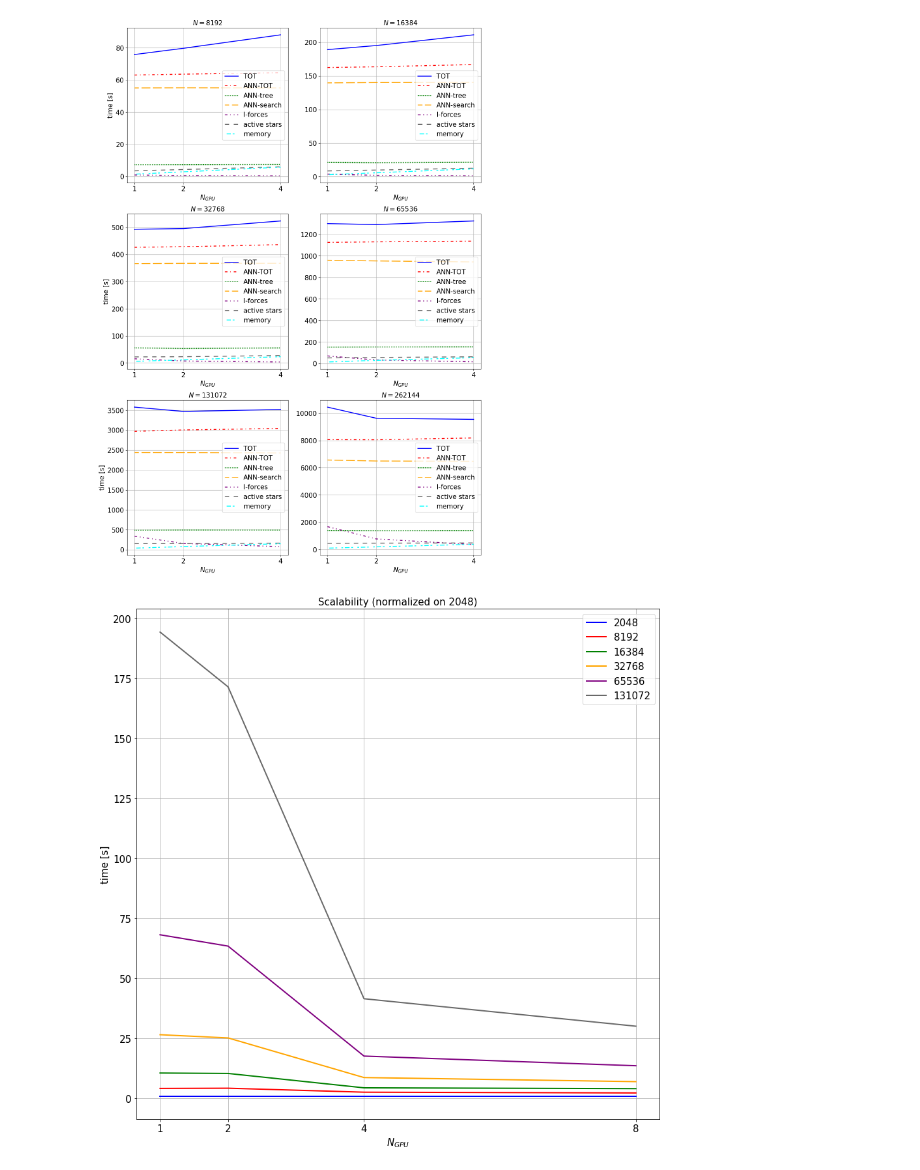
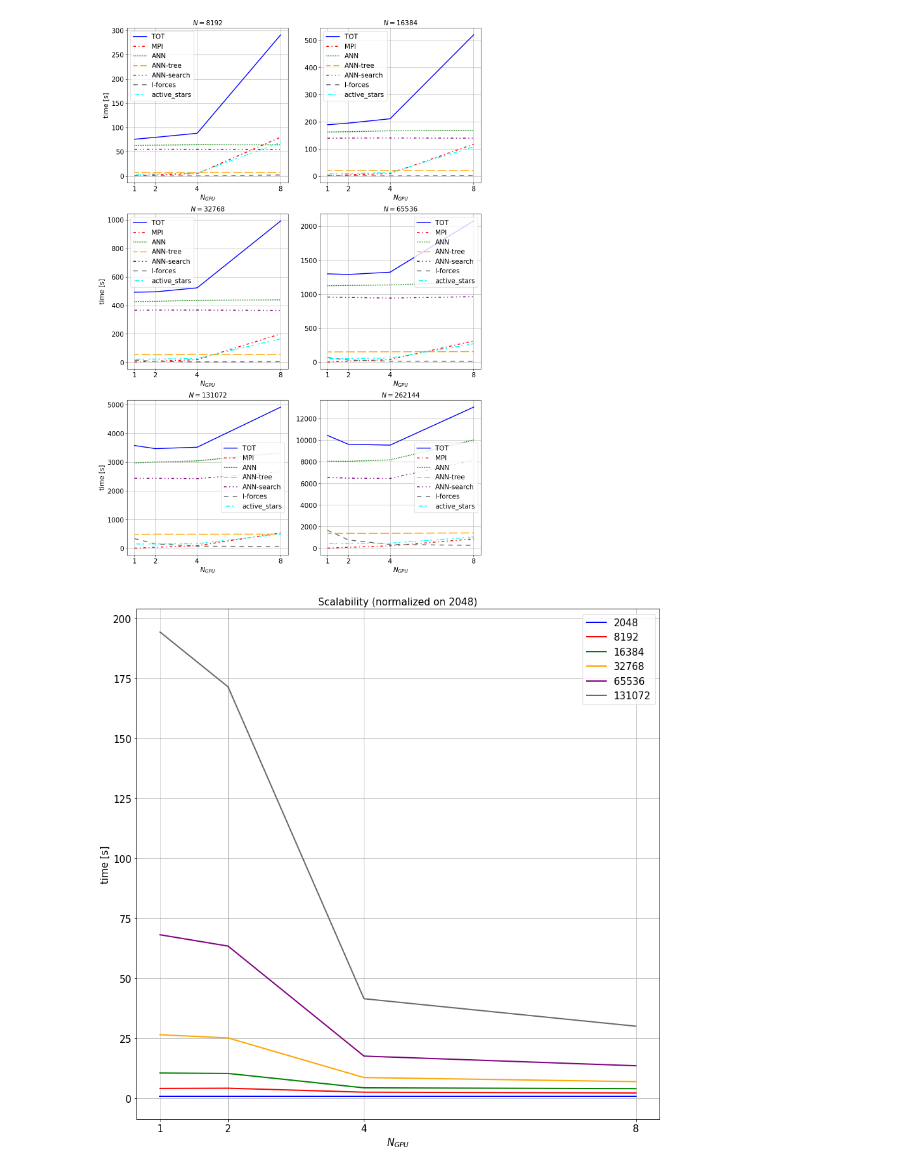
Before and after one commit to mattiamencagli/my-python-plots, a Jupyter notebook: plot_scalability.ipynb, the cells around one changed output. Drawn from its saved outputs; the diff is of its cells as text; code cells hidden in the pictures.

```diff
--- a/plot_scalability.ipynb
+++ b/plot_scalability.ipynb
@@ -5,14 +5,15 @@ import matti_func as matti
 
 n=1.5
 fs = 15
+fss = 12
 col = ['blue', 'red', 'green', 'orange', 'purple', 'dimgrey', 'cyan', 'black', 'lime']
 lin = ['-', (0,(3,3,1,3)), (0,(1,1)), (5,(10,3)), (0,(3,3,1,3,1,3)), (0,(5,5)), (2,(2,2,5)), (10,(2,2)), (1,(10,10))]
 lw = 2  # plt default: 1.5
 
 # direc = "/home/matti/Documents/data/benchmark_ist/first_try/" #pc dottorato
 direc = "/home/mmencagl/tests/isteddas_tests/"
-GPUN = [1, 2, 4]
-Ns = [2048, 4096, 8192, 16384, 32768, 65536, 131072, 262144] # NS = [2**i for i in range(11,19)]
+GPUN = np.array([1, 2, 4, 8])
+Ns = np.array([2048, 4096, 8192, 16384, 32768, 65536, 131072, 262144]) # NS = np.array([2**i for i in range(11,19)])
 # %%
 def read_scal_ist(Nstar):
     dname = direc + str(Nstar) + "/"
@@ -77,7 +82,0 @@ for ns in Ns:
-# %%
-for i in range(len(Ns)):
-    print("stars: {}".format(Ns[i]))
-    print(lista[i][1][:,4] / lista[i][1][-1,4])
-    print(lista[i][1][:,4])
-    print(lista[i][1][:,16] / lista[i][1][-1,16])
-    print(lista[i][1][:,16])
@@ -102,66 +83,74 @@ stars: 8192
 # %%
-def plot_scal_N(i, ax, select):
+##########################################################################################################################
+def plot_scal_N(i, ax, gpus, select):
     j = 0
     match select:
+        case "ALL_no_overlap":
+            for idx in no_overlap:
+                _ = ax.plot(GPUN[gpus], lista[i][1][gpus,idx], linestyle=lin[j], linewidth=lw, color=col[j], label = profname[idx]); j+=1
+        case "TOT_ANN_IF":
+            _ = ax.plot(GPUN[gpus], lista[i][1][gpus,8], linestyle=lin[j], linewidth=lw, color=col[j], label = 'TOT'); j+=1
+            _ = ax.plot(GPUN[gpus], lista[i][1][gpus,17]+lista[i][1][gpus,18], linestyle=lin[j], linewidth=lw, color=col[j], label = 'MPI'); j+=1
+            #_ = ax.plot(GPUN[gpus], lista[i][1][gpus,17], linestyle=lin[j], linewidth=lw, color=col[j], label = 'MPI-red'); j+=1
+            #_ = ax.plot(GPUN[gpus], lista[i][1][gpus,18], linestyle=lin[j], linewidth=lw, color=col[j], label = 'MPI-gat'); j+=1
+            _ = ax.plot(GPUN[gpus], lista[i][1][gpus,3], linestyle=lin[j], linewidth=lw, color=col[j], label = 'ANN'); j+=1
+            #_ = ax.plot(GPUN[gpus], lista[i][1][gpus,5], linestyle=lin[j], linewidth=lw, color=col[j], label = 'ANN-transfer'); j+=1
+            _ = ax.plot(GPUN[gpus], lista[i][1][gpus,6], linestyle=lin[j], linewidth=lw, color=col[j], label = 'ANN-tree'); j+=1
+            _ = ax.plot(GPUN[gpus], lista[i][1][gpus,7], linestyle=lin[j], linewidth=lw, color=col[j], label = 'ANN-search'); j+=1
+            _ = ax.plot(GPUN[gpus], lista[i][1][gpus,4], linestyle=lin[j], linewidth=lw, color=col[j], label = 'I-forces'); j+=1
+            _ = ax.plot(GPUN[gpus], lista[i][1][gpus,9], linestyle=lin[j], linewidth=lw, color=col[j], label = 'active_stars'); j+=1 '''QUESTO NON SO PERCHè CI METTE COSI TANTO SU 2 NODI.... MISTERO'''
+            #_ = ax.plot(GPUN[gpus], lista[i][1][gpus,16]+lista[i][1][gpus,5], linestyle=lin[j], linewidth=lw, color=col[j], label = 'memory'); j+=1
+            #_ = ax.plot(GPUN[gpus], lista[i][1][gpus,14], linestyle=lin[j], linewidth=lw, color=col[j], label = 'N-forces'); j+=1
+            #_ = ax.plot(GPUN[gpus], lista[i][1][gpus,11], linestyle=lin[j], linewidth=lw, color=col[j], label = 'predigpustor'); j+=1
+            #_ = ax.plot(GPUN[gpus], lista[i][1][gpus,19], linestyle=lin[j], linewidth=lw, color=col[j], label = 'corrector'); j+=1
+            #_ = ax.plot(GPUN[gpus], lista[i][1][gpus,16], linestyle=lin[j], linewidth=lw, color=col[j], label = 'EVAL-read'); j+=1
+            #_ = ax.plot(GPUN[gpus], lista[i][1][gpus,22], linestyle=lin[j], linewidth=lw, color=col[j], label = 'Prints'); j+=1
+            #_ = ax.plot(GPUN[gpus], lista[i][1][gpus,14]-lista[i][1][gpus,19], linestyle=lin[j], linewidth=lw, color=col[j], label = 'eva-MPI'); j+=1
         case "Iforce_scale":
-            _ = ax.plot(GPUN, lista[i][1][0,4]/lista[i][1][:,4], linestyle=lin[j], linewidth=lw, color=col[j], label = 'Iforces'); j+=1
-            #_ = ax.plot(GPUN, lista[i][1][0,8]/lista[i][1][:,8], linestyle=lin[j], linewidth=lw, color=col[j], label = 'TOT'); j+=1
-            _ = ax.plot(GPUN, GPUN, linestyle=lin[j], linewidth=lw, color=col[j], label = 'Ideal Scal'); j+=1
-        case "TOT_ANN_IF":
-            _ = ax.plot(GPUN, lista[i][1][:,8], linestyle=lin[j], linewidth=lw, color=col[j], label = 'TOT'); j+=1
-            #_ = ax.plot(GPUN, lista[i][1][:,8]-lista[i][1][:,19], linestyle=lin[j], linewidth=lw, color=col[j], label = 'TOT-MPI'); j+=1
-            # _ = ax.plot(GPUN, lista[i][1][:,19], linestyle=lin[j], linewidth=lw, color=col[j], label = 'MPI'); j+=1
-            _ = ax.plot(GPUN, lista[i][1][:,3], linestyle=lin[j], linewidth=lw, color=col[j], label = 'ANN-TOT'); j+=1
-            #_ = ax.plot(GPUN, lista[i][1][:,5], linestyle=lin[j], linewidth=lw, color=col[j], label = 'ANN-transfer'); j+=1
-            _ = ax.plot(GPUN, lista[i][1][:,6], linestyle=lin[j], linewidth=lw, color=col[j], label = 'ANN-tree'); j+=1
-            _ = ax.plot(GPUN, lista[i][1][:,7], linestyle=lin[j], linewidth=lw, color=col[j], label = 'ANN-search'); j+=1
-            _ = ax.plot(GPUN, lista[i][1][:,4], linestyle=lin[j], linewidth=lw, color=col[j], label = 'I-forces'); j+=1
-            _ = ax.plot(GPUN, lista[i][1][:,9], linestyle=lin[j], linewidth=lw, color=col[j], label = 'active stars'); j+=1
-            _ = ax.plot(GPUN, lista[i][1][:,16]+lista[i][1][:,5], linestyle=lin[j], linewidth=lw, color=col[j], label = 'memory'); j+=1
-            #_ = ax.plot(GPUN, lista[i][1][:,14], linestyle=lin[j], linewidth=lw, color=col[j], label = 'N-forces'); j+=1
-            #_ = ax.plot(GPUN, lista[i][1][:,11], linestyle=lin[j], linewidth=lw, color=col[j], label = 'predictor'); j+=1
-            #_ = ax.plot(GPUN, lista[i][1][:,19], linestyle=lin[j], linewidth=lw, color=col[j], label = 'corrector'); j+=1
-            #_ = ax.plot(GPUN, lista[i][1][:,16], linestyle=lin[j], linewidth=lw, color=col[j], label = 'EVAL-read'); j+=1
-            # _ = ax.plot(GPUN, lista[i][1][:,14]-lista[i][1][:,19], linestyle=lin[j], linewidth=lw, color=col[j], label = 'eva-MPI'); j+=1
+            _ = ax.plot(GPUN[gpus], lista[i][1][0,4]/lista[i][1][gpus,4], linestyle=lin[j], linewidth=lw, color=col[j], label = 'Iforces'); j+=1
+            #_ = ax.plot(GPUN[gpus], lista[i][1][0,8]/lista[i][1][gpus,8], linestyle=lin[j], linewidth=lw, color=col[j], label = 'TOT'); j+=1
+            _ = ax.plot(GPUN[gpus], GPUN[gpus], linestyle=lin[j], linewidth=lw, color=col[j], label = 'Ideal Scal'); j+=1
         case "hermite_6th":
-            _ = ax.plot(GPUN, lista[i][1][:,4], linestyle=lin[j], linewidth=lw, color=col[j], label = 'I-forces'); j+=1
-            _ = ax.plot(GPUN, lista[i][1][:,14], linestyle=lin[j], linewidth=lw, color=col[j], label = 'N-forces'); j+=1
-            _ = ax.plot(GPUN, lista[i][1][:,2], linestyle=lin[j], linewidth=lw, color=col[j], label = 'oldI-forces'); j+=1
-            _ = ax.plot(GPUN, lista[i][1][:,11], linestyle=lin[j], linewidth=lw, color=col[j], label = 'predictor'); j+=1
-            _ = ax.plot(GPUN, lista[i][1][:,19], linestyle=lin[j], linewidth=lw, color=col[j], label = 'corrector'); j+=1
-            _ = ax.plot(GPUN, lista[i][1][:,9], linestyle=lin[j], linewidth=lw, color=col[j], label = 'active stars'); j+=1
-            _ = ax.plot(GPUN, lista[i][1][:,20], linestyle=lin[j], linewidth=lw, color=col[j], label = 'update Dt'); j+=1
-            _ = ax.plot(GPUN, lista[i][1][:,16]+lista[i][1][:,5], linestyle=lin[j], linewidth=lw, color=col[j], label = 'memory'); j+=1
+            _ = ax.plot(GPUN[gpus], lista[i][1][gpus,4],  linestyle=lin[j], linewidth=lw, color=col[j], label = 'I-forces'); j+=1
+            _ = ax.plot(GPUN[gpus], lista[i][1][gpus,14], linestyle=lin[j], linewidth=lw, color=col[j], label = 'N-forces'); j+=1
+            _ = ax.plot(GPUN[gpus], lista[i][1][gpus,2],  linestyle=lin[j], linewidth=lw, color=col[j], label = 'oldI-forces'); j+=1
+            _ = ax.plot(GPUN[gpus], lista[i][1][gpus,11], linestyle=lin[j], linewidth=lw, color=col[j], label = 'predictor'); j+=1
+            _ = ax.plot(GPUN[gpus], lista[i][1][gpus,19], linestyle=lin[j], linewidth=lw, color=col[j], label = 'corrector'); j+=1
+            _ = ax.plot(GPUN[gpus], lista[i][1][gpus,20], linestyle=lin[j], linewidth=lw, color=col[j], label = 'update Dt'); j+=1
+            _ = ax.plot(GPUN[gpus], lista[i][1][gpus,16]+lista[i][1][gpus,5], linestyle=lin[j], linewidth=lw, color=col[j], label = 'memory'); j+=1
 
     #_ = ax.set_yscale("log", base=10)
     _ = ax.set_xlabel(r'$N_{GPU}$', fontsize=fs)
     if(i%2==0):
         _ = ax.set_ylabel(r'time [s]', fontsize=fs)
-    _ = ax.set_xticks(ticks=GPUN)
+    _ = ax.set_xticks(ticks=GPUN[gpus])
     _ = ax.legend(fontsize=fs)
     _ = ax.set_title(r'$N=%d$'%Ns[i],fontsize=fs)
     _ = ax.tick_params(axis='both', labelsize=fs)
     _ = ax.grid()
+##########################################################################################################################
 
 SAVE = False
 
+no_overlap=[8,1,9,11,12,19,20,21,22]
+#select = "ALL_no_overlap"
+select = "TOT_ANN_IF"
 #select = "Iforce_scale"
-select = "TOT_ANN_IF"
 #select = "hermite_6th"
 
+gpus = [0,1,2,3] #seleziona che elemtni di GPUN vuoi includere nel plot
 COL = 2 ; RIG = 3
 fig = plt.figure(666, figsize=[n*4.8*COL,n*4.8*RIG])
 gs = fig.add_gridspec(RIG,COL)#, hspace=0)
 axs = gs.subplots()#sharex=True, sharey=True)
-off=2
-for i in range(off,RIG*COL+off):
-    plot_scal_N(i, axs[int((i-off)/COL),(i-off)%COL], select)
-
+off = 2 #salto 2048 e 4096
+for i in range(RIG*COL):
+    plot_scal_N(i+off, axs[int(i/COL),i%COL], gpus, select)
 if(SAVE):
     _ = plt.savefig(direc+select+".pdf", bbox_inches='tight', format='pdf')
     _ = plt.show(True)
 # %% [output]
-[figure, old version]
+[figure, new version]
 # %%
 def plot_scal(i):
     for i in range(len(Ns)):
```
Also changed, not shown: parts of 3 cells of this notebook.
